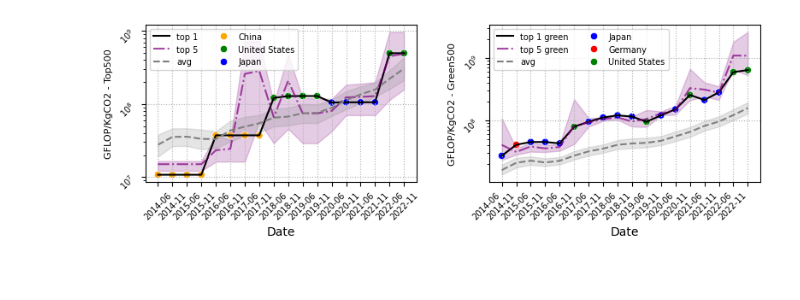
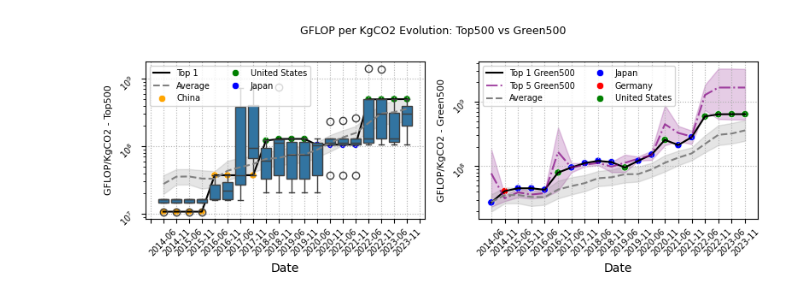
Before and after one commit to aBenhari/Green500-analysis, a Jupyter notebook: GreenHPC_analysis.ipynb, the cells around one changed output. Cells and saved outputs as stored; diff of their text form; code cells hidden in the pictures.

```diff
--- a/GreenHPC_analysis.ipynb
+++ b/GreenHPC_analysis.ipynb
@@ -198,12 +209,12 @@ main_green_fields = ['Computer', 'Year', 'Country', 'Cores', 'Site', 'Power',
 # concatenate all the extracted dataframes into one single one from the year 1993 to 2023.
 concat_df = pd.concat(
         [read_filter_top500_data(y, m, range=500, fields=main_fields)
-        for y in range(1994, 2023) for m in ['06', '11']], ignore_index=True
+        for y in range(1994, 2024) for m in ['06', '11']], ignore_index=True
     )
 
 green_concat_df = pd.concat(
         [read_filter_green500_data(y, m, range=100, fields=main_green_fields)
-        for y in range(2014, 2023) for m in ['06', '11']], ignore_index=True
+        for y in range(2014, 2024) for m in ['06', '11']], ignore_index=True
     )
 
 # some info about the concatenated dataframe
@@ -461,59 +992,54 @@ n_concat_df['GFlops/KgCO2'] = n_concat_df['RMax'] * 365.25 * 24 * 3600 / (n_conc
 # %%
-# Plotting : Evolution of the maximum performance in GFLOP per kgCO2 for the top 1 & 5 systems in the Top500 [Left] and Green500
-# [right].
-## plot settings
+# Plotting: Evolution of Maximum Performance in GFLOP per kgCO2 for Top 1 & Top 5 Systems in the Top500 [Left] and Green500 [Right]
+
+
+# Plot settings
 figure, ax = plt.subplots(1, 2, figsize=(8, 3))
-
-plt.yscale('log')
 plt.grid(linestyle='dotted')
 
-## mean & max df
-log_df_max = n_concat_df[n_concat_df['TOP500 Rank'] == 1]
-log_df_5 = n_concat_df[n_concat_df['TOP500 Rank'] <= 5]
-log_df_mean = n_concat_df
+# Filter data for Top 1, Top 5, and mean performance in the Top500 and Green500
+log_df_max = n_concat_df[n_concat_df['TOP500 Rank'] == 1]  # Top 1 in Top500
+log_df_5 = n_concat_df[n_concat_df['TOP500 Rank'] <= 5]    # Top 5 in Top500
+log_df_mean = n_concat_df                                  # Mean in Top500
 
-g_log_df_max = n_concat_df[n_concat_df['Rank'] == 1]
-g_log_df_5 = n_concat_df[n_concat_df['Rank'] <= 5]
+g_log_df_max = n_concat_df[n_concat_df['Rank'] == 1]        # Top 1 in Green500
+g_log_df_5 = n_concat_df[n_concat_df['Rank'] <= 5]          # Top 5 in Green500
 
-## The top1 plots
-sns.lineplot(data=log_df_max, x='rank_year', y='GFlops/KgCO2', label='top 1', markers=True, color='black', ax=ax[0])
-sns.lineplot(data=log_df_5, x='rank_year', y='GFlops/KgCO2', label='top 5', markers=True, color='purple', linestyle='-.', alpha=0.7, ax=ax[0])
+# Plotting for Top500 systems [Left subplot]
+sns.lineplot(data=log_df_max, x='rank_year', y='GFlops/KgCO2', label='Top 1', color='black', ax=ax[0])
+sns.boxplot(data=log_df_5, x='rank_year', y='GFlops/KgCO2', ax=ax[0])
+sns.lineplot(data=log_df_mean, x='rank_year', y='GFlops/KgCO2', label='Average', color='grey', linestyle='--', ax=ax[0])
+sns.scatterplot(data=log_df_max, x='rank_year', y='GFlops/KgCO2', hue='Country', ax=ax[0], palette=['orange', 'green', 'blue'])
 
-## The mean plots
-sns.lineplot(data=log_df_mean, x='rank_year', y='GFlops/KgCO2', label='avg', markers=True, color='grey', linestyle='--', ax=ax[0])
-sns.scatterplot(data=log_df_max, x='rank_year', y='GFlops/KgCO2',  markers=True, hue='Country', ax=ax[0], palette=['orange', 'green', 'blue'])
+# Plotting for Green500 systems [Right subplot]
+sns.lineplot(data=g_log_df_max, x='rank_year', y='GFlops/KgCO2', label='Top 1 Green500', color='black', ax=ax[1])
+sns.lineplot(data=g_log_df_5, x='rank_year', y='GFlops/KgCO2', label='Top 5 Green500', color='purple', linestyle='-.', alpha=0.7, ax=ax[1])
+sns.lineplot(data=log_df_mean, x='rank_year', y='GFlops/KgCO2', label='Average', color='grey', linestyle='--', ax=ax[1])
+sns.scatterplot(data=g_log_df_max, x='rank_year', y='GFlops/KgCO2', hue='Country', ax=ax[1], palette=['blue', 'red', 'green'])
 
-## The top1 plots (green500)
-sns.lineplot(data=g_log_df_max, x='rank_year', y='GFlops/KgCO2', label='top 1 green', markers=True, color='black', ax=ax[1])
-sns.lineplot(data=g_log_df_5, x='rank_year', y='GFlops/KgCO2', label='top 5 green', markers=True, color='purple', linestyle='-.', alpha=0.7, ax=ax[1])
-
-
-## The mean plots (green500)
-sns.lineplot(data=log_df_mean, x='rank_year', y='GFlops/KgCO2', label='avg', markers=True, color='grey', linestyle='--', ax=ax[1])
-sns.scatterplot(data=g_log_df_max, x='rank_year', y='GFlops/KgCO2',  markers=True, hue='Country', ax=ax[1], palette=['blue', 'red', 'green'])
-
-## Layout
-plt.legend(ncol=2, loc=9, fontsize="7")
-plt.xticks(rotation=45, ha='right', fontsize=7)
-plt.tight_layout()
-
-# axis settings
-loc = plticker.MultipleLocator(base=1.0)
+# Axis settings for both subplots
 for i in [0, 1]:
-    ax[i].xaxis.set_major_locator(loc)
-    ax[i].set_xlabel('Date')
-    ax[i].set_yscale('log')
+    ax[i].set_yscale('log')  # Set y-axis to log scale
     ax[i].grid(linestyle='dotted')
     ax[i].tick_params(labelrotation=45, labelsize=7)
-    ax[i].legend(ncol=2, loc=2, fontsize="7")
+    loc = plticker.MultipleLocator(base=1.0)  # Set x-axis tick intervals
+    ax[i].xaxis.set_major_locator(loc)
+    ax[i].legend(ncol=2, loc='upper left', fontsize=7)
+    ax[i].set_xlabel('Date')
 
-ax[0].set_ylabel('GFLOP/KgCO2 - Top500', fontsize='8')
-ax[1].set_ylabel('GFLOP/KgCO2 - Green500', fontsize='8')
+# Set y-axis labels for each subplot
+ax[0].set_ylabel('GFLOP/KgCO2 - Top500', fontsize=8)
+ax[1].set_ylabel('GFLOP/KgCO2 - Green500', fontsize=8)
 
-figure.suptitle('', fontsize='9')
+# Layout and title settings
+plt.tight_layout()
+figure.suptitle('GFLOP per KgCO2 Evolution: Top500 vs Green500', fontsize=9, y=1.02)
 figure.subplots_adjust(top=0.88)
 
-# To save the figure
-plt.savefig('./figures/flops_per_kgco2.png', format="png", bbox_inches="tight")
+# Uncomment to save the figure
+# plt.savefig('./figures/flops_per_kgco2.png', format="png", bbox_inches="tight")
+
+# Show the plot
+plt.show()
 # %% [output]
-[figure, old version]
+[figure, new version]
```
Also changed, not shown: parts of 37 cells of this notebook.
